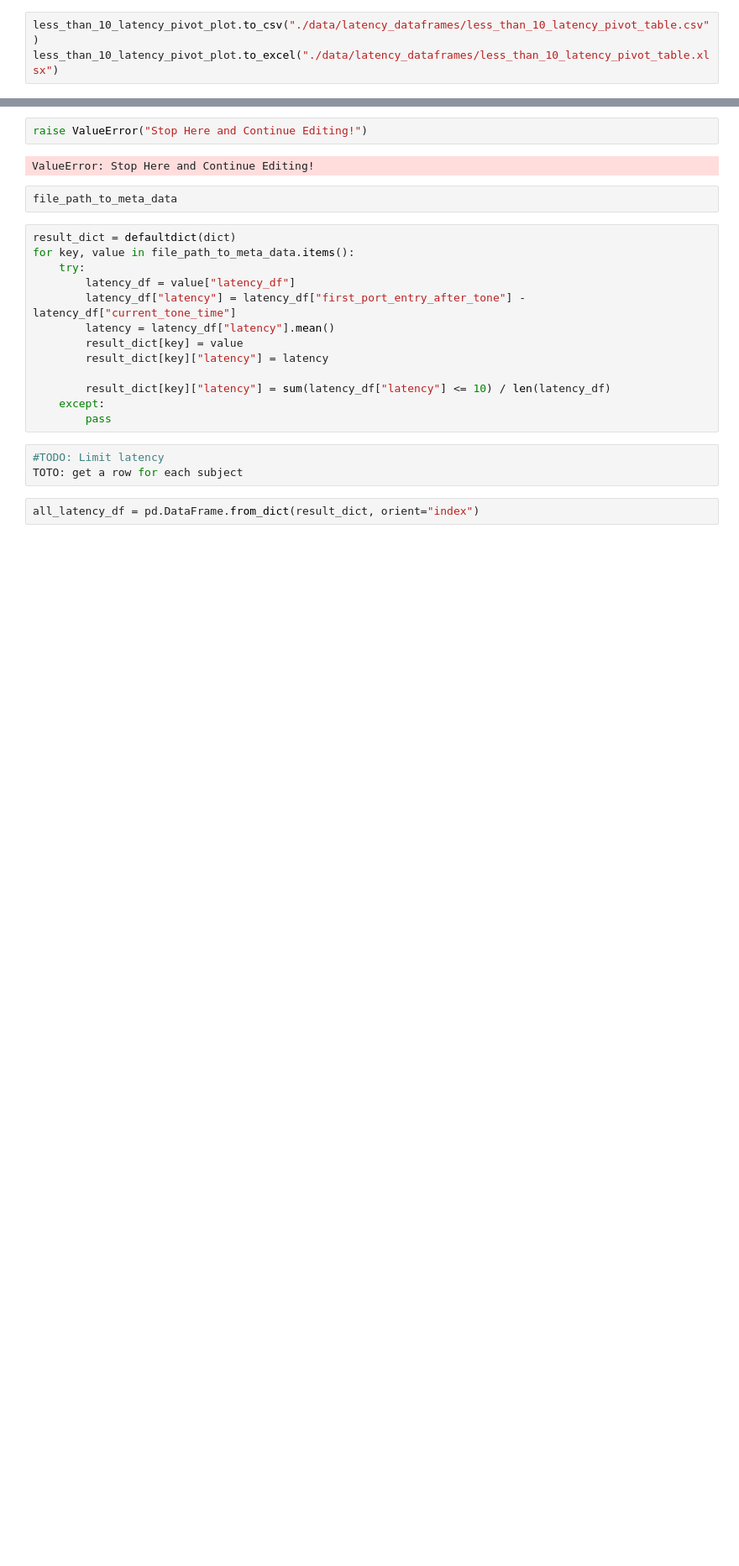
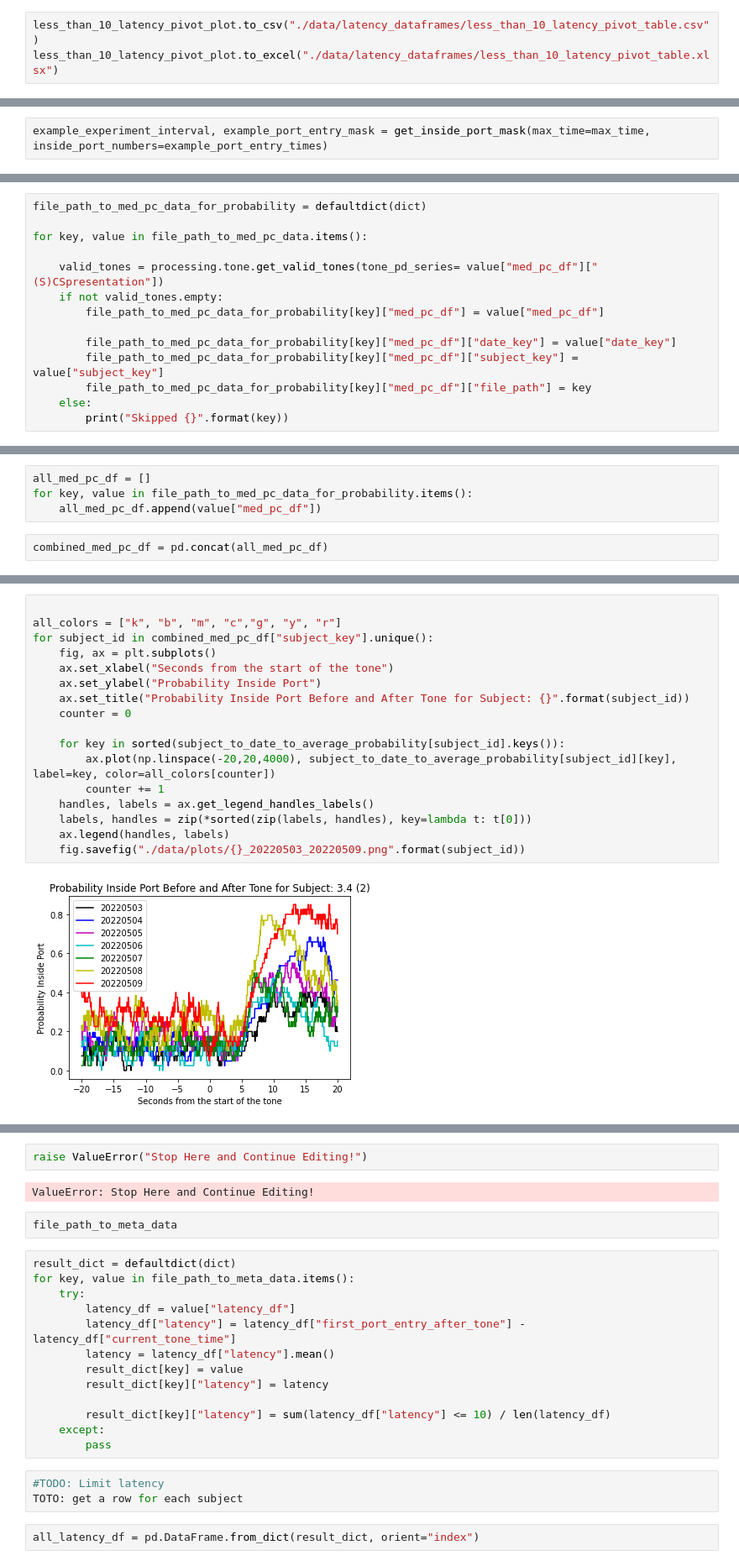
Before and after one commit to padillacoreanolab/med_pc_repo, a Jupyter notebook: results/2022_05_02_log_processing/med_pc_group_analysis.ipynb, the cells around one changed output, grey strips where cells are left out. Shown at 84% size. Drawn from its saved outputs; the diff is of its cells as text; blank space fills up the shorter version.

```diff
--- a/results/2022_05_02_log_processing/med_pc_group_analysis.ipynb
+++ b/results/2022_05_02_log_processing/med_pc_group_analysis.ipynb
@@ -503,0 +485,2 @@ array([-2000, -1999, -1998, ...,  1998,  1999,  2000])
+# %%
+example_experiment_interval, example_port_entry_mask = get_inside_port_mask(max_time=max_time, inside_port_numbers=example_port_entry_times)
@@ -503,0 +593,14 @@ array([-2000, -1999, -1998, ...,  1998,  1999,  2000])
+# %%
+file_path_to_med_pc_data_for_probability = defaultdict(dict)
+
+for key, value in file_path_to_med_pc_data.items():
+
+    valid_tones = processing.tone.get_valid_tones(tone_pd_series= value["med_pc_df"]["(S)CSpresentation"])
+    if not valid_tones.empty:
+        file_path_to_med_pc_data_for_probability[key]["med_pc_df"] = value["med_pc_df"]
+
+        file_path_to_med_pc_data_for_probability[key]["med_pc_df"]["date_key"] = value["date_key"]
+        file_path_to_med_pc_data_for_probability[key]["med_pc_df"]["subject_key"] = value["subject_key"]
+        file_path_to_med_pc_data_for_probability[key]["med_pc_df"]["file_path"] = key
+    else:
+        print("Skipped {}".format(key))
@@ -503,0 +624,6 @@ array([-2000, -1999, -1998, ...,  1998,  1999,  2000])
+# %%
+all_med_pc_df = []
+for key, value in file_path_to_med_pc_data_for_probability.items():
+    all_med_pc_df.append(value["med_pc_df"])
+# %%
+combined_med_pc_df = pd.concat(all_med_pc_df)
@@ -503,0 +730,19 @@ array([-2000, -1999, -1998, ...,  1998,  1999,  2000])
+# %%
+
+all_colors = ["k", "b", "m", "c","g", "y", "r"]
+for subject_id in combined_med_pc_df["subject_key"].unique():
+    fig, ax = plt.subplots()
+    ax.set_xlabel("Seconds from the start of the tone")
+    ax.set_ylabel("Probability Inside Port")
+    ax.set_title("Probability Inside Port Before and After Tone for Subject: {}".format(subject_id))
+    counter = 0
+
+    for key in sorted(subject_to_date_to_average_probability[subject_id].keys()):
+        ax.plot(np.linspace(-20,20,4000), subject_to_date_to_average_probability[subject_id][key], label=key, color=all_colors[counter])
+        counter += 1
+    handles, labels = ax.get_legend_handles_labels()
+    labels, handles = zip(*sorted(zip(labels, handles), key=lambda t: t[0]))
+    ax.legend(handles, labels)
+    fig.savefig("./data/plots/{}_20220503_20220509.png".format(subject_id))
+# %% [output]
+[figure, added]
```
Also changed, not shown: parts of 90 cells of this notebook.
